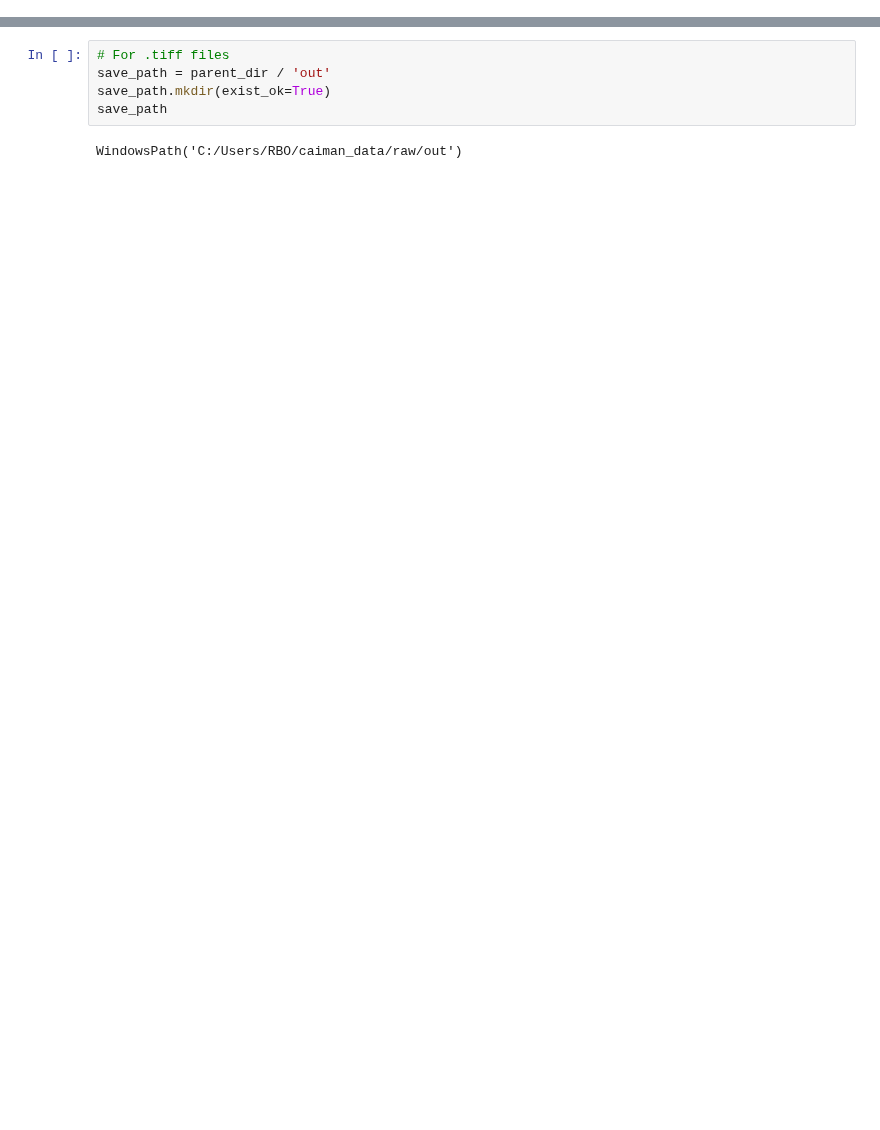
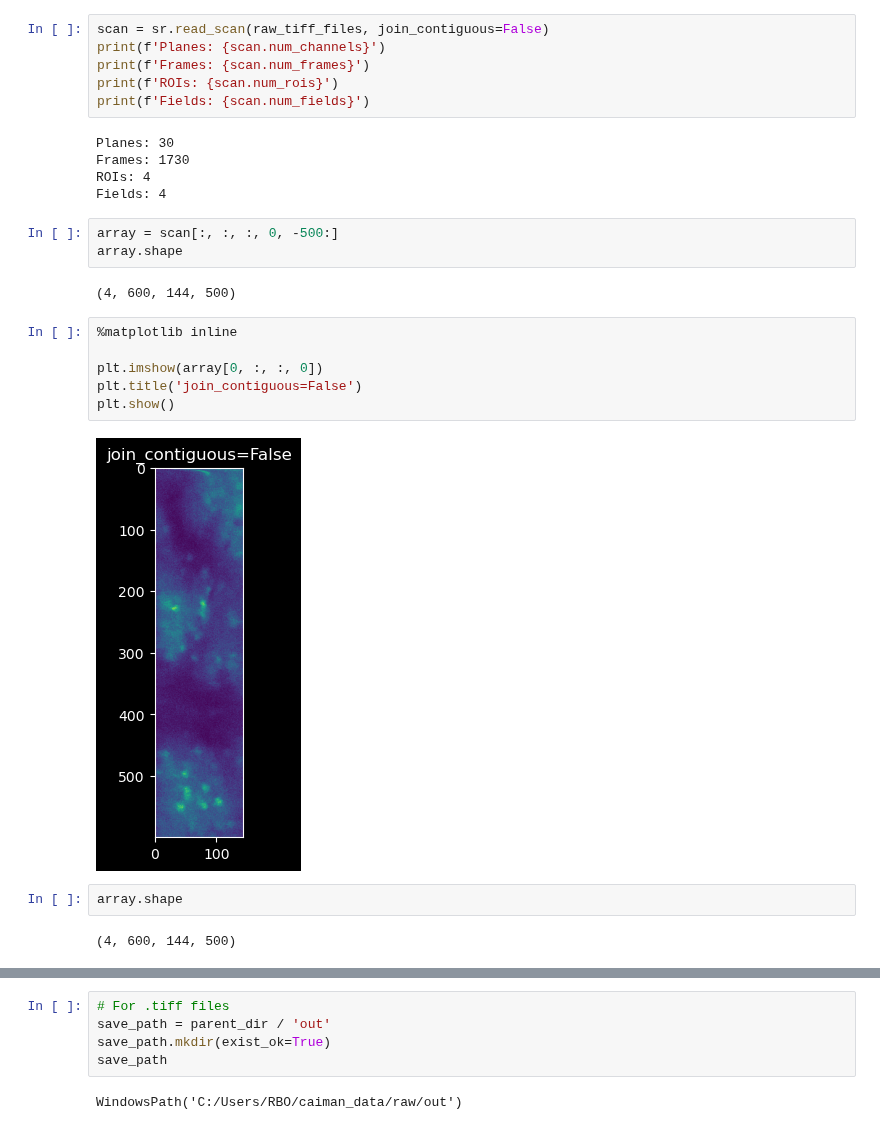
Before and after one commit to MillerBrainObservatory/LBM-CaImAn-Python, a Jupyter notebook: demos/notebooks/assembly.ipynb, the cells around one changed output, grey strips where cells are left out. Saved outputs shown, nothing was run; the diff lists cells and outputs as text; blank space fills up the shorter version.

```diff
--- a/demos/notebooks/assembly.ipynb
+++ b/demos/notebooks/assembly.ipynb
@@ -76,0 +104,28 @@ raw_tiff_files
+# %%
+scan = sr.read_scan(raw_tiff_files, join_contiguous=False)
+print(f'Planes: {scan.num_channels}')
+print(f'Frames: {scan.num_frames}')
+print(f'ROIs: {scan.num_rois}')
+print(f'Fields: {scan.num_fields}')
+# %% [output]
+Planes: 30
+Frames: 1730
+ROIs: 4
+Fields: 4
+# %%
+array = scan[:, :, :, 0, -500:]
+array.shape
+# %% [output]
+(4, 600, 144, 500)
+# %%
+%matplotlib inline
+
+plt.imshow(array[0, :, :, 0])
+plt.title('join_contiguous=False')
+plt.show()
+# %% [output]
+[figure, added]
+# %%
+array.shape
+# %% [output]
+(4, 600, 144, 500)
```
Also changed, not shown: parts of 45 cells of this notebook.
